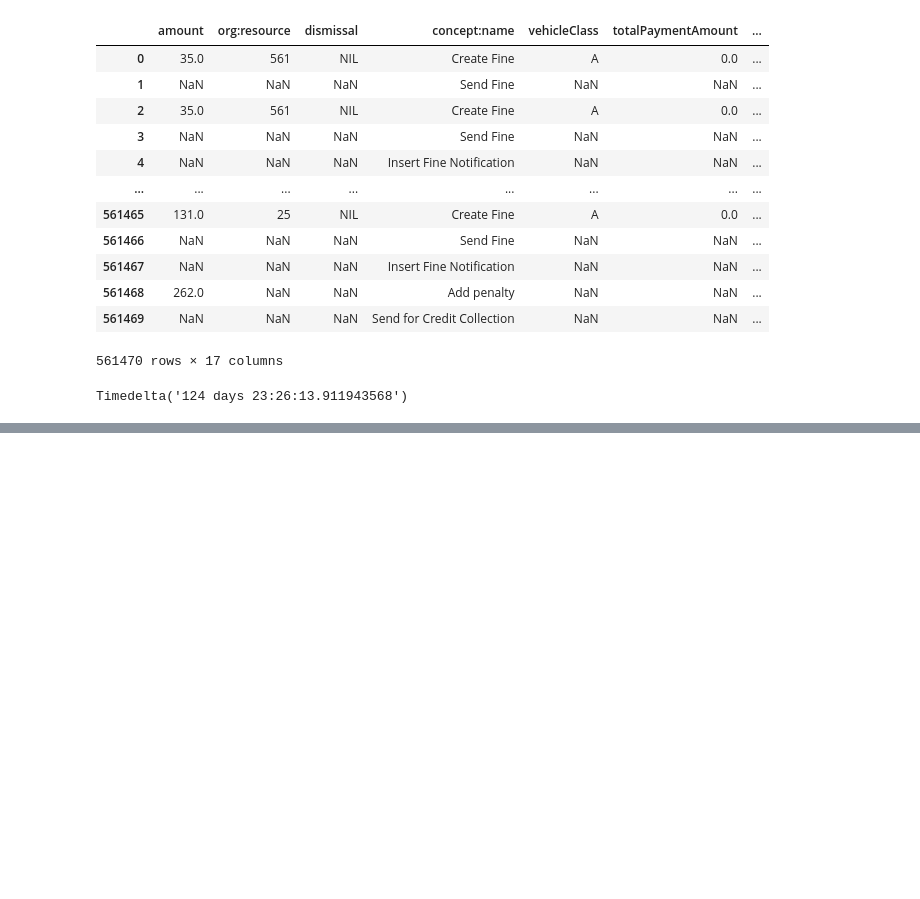
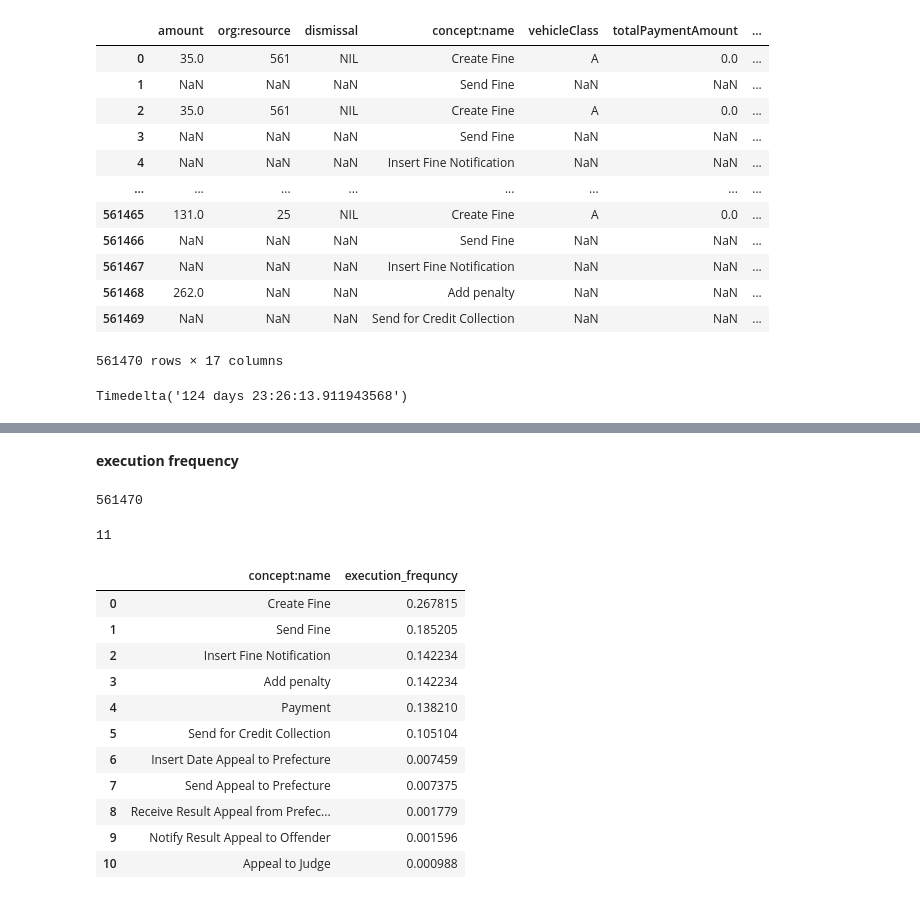
Before and after one commit to KiriBu10/rpa, a Jupyter notebook: code/nbs/road_traffic_fine_management_process.ipynb, the cells around one changed output, grey strips where cells are left out. Cells and saved outputs as stored; diff of their text form; code cells hidden in the pictures; blank space fills up the shorter version.

```diff
--- a/code/nbs/road_traffic_fine_management_process.ipynb
+++ b/code/nbs/road_traffic_fine_management_process.ipynb
@@ -68,0 +99,2 @@ Timedelta('124 days 23:26:13.911943568')
+# %%
+df = pd.read_pickle(f'../../src/datasets/{DATASET_NAME}_baseline_dataset.pkl')
@@ -68,0 +117,28 @@ Timedelta('124 days 23:26:13.911943568')
+# %% [markdown]
+**execution frequency**
+# %%
+number_of_all_activities = len(df['concept:name'])
+number_of_all_activities
+# %% [output]
+561470
+# %%
+number_of_unique_activities = len(df['concept:name'].value_counts().keys())
+number_of_unique_activities
+# %% [output]
+11
+# %%
+df_execution_frequency = pd.DataFrame({'concept:name':df['concept:name'].value_counts().keys(),'execution_frequncy': df['concept:name'].value_counts().values / number_of_all_activities})
+df_execution_frequency
+# %% [output]
+|  | concept:name | execution_frequncy |
+| 0 | Create Fine | 0.267815 |
+| 1 | Send Fine | 0.185205 |
+| 2 | Insert Fine Notification | 0.142234 |
+| 3 | Add penalty | 0.142234 |
+| 4 | Payment | 0.138210 |
+| 5 | Send for Credit Collection | 0.105104 |
+| 6 | Insert Date Appeal to Prefecture | 0.007459 |
+| 7 | Send Appeal to Prefecture | 0.007375 |
+| 8 | Receive Result Appeal from Prefec... | 0.001779 |
+| 9 | Notify Result Appeal to Offender | 0.001596 |
+| 10 | Appeal to Judge | 0.000988 |
```
Also changed, not shown: parts of 35 cells of this notebook, 5 other files.
